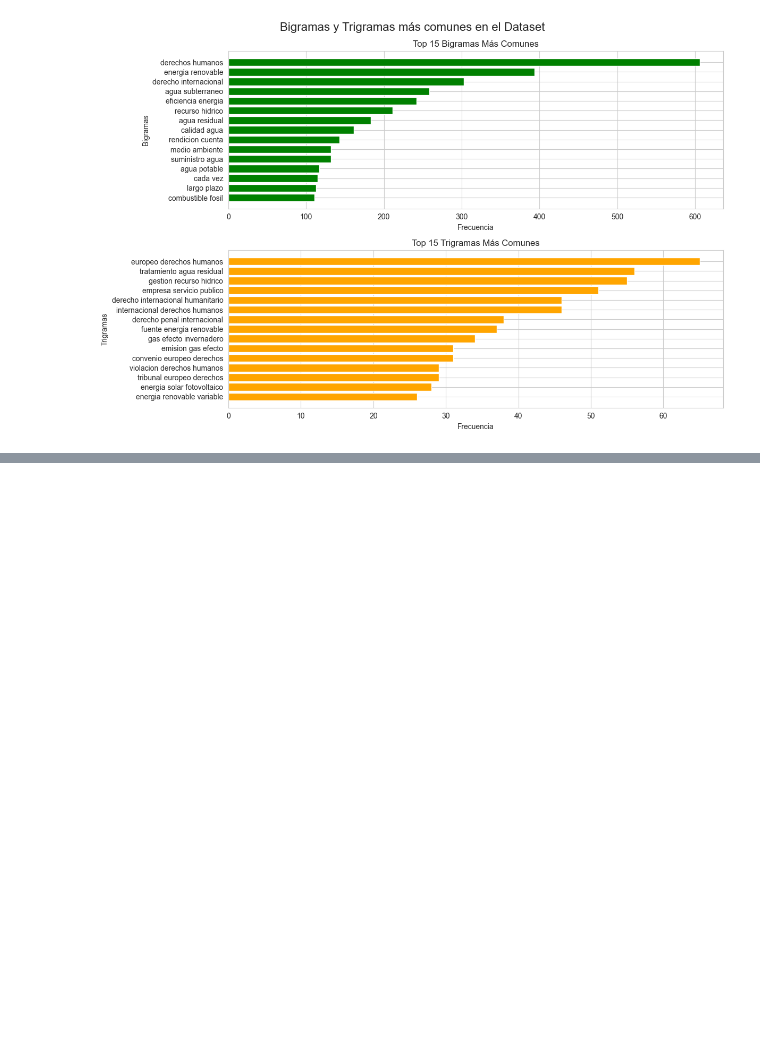
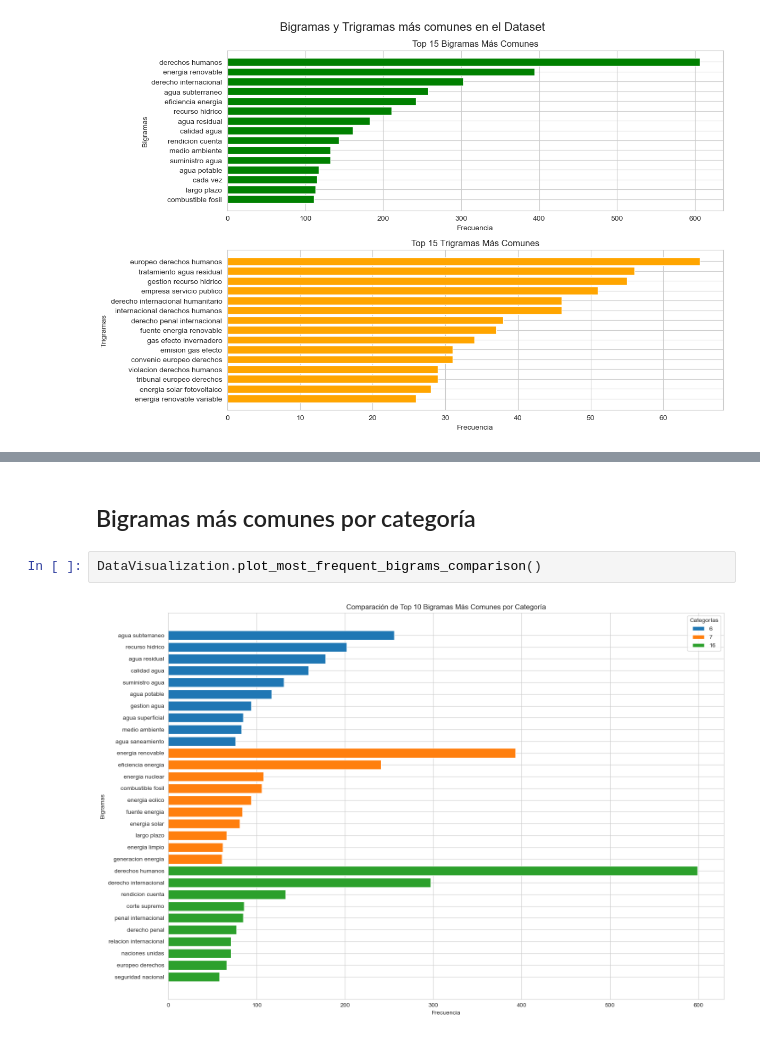
Before and after one commit to SnowArtz/BI-Proyecto-I-Etapa-I, a Jupyter notebook: notebooks/2.0-EDA-processed-data.ipynb, the cells around one changed output, grey strips where cells are left out. Cells and saved outputs as stored; diff of their text form; blank space fills up the shorter version.

```diff
--- a/notebooks/2.0-EDA-processed-data.ipynb
+++ b/notebooks/2.0-EDA-processed-data.ipynb
@@ -49,0 +75,6 @@ DataVisualization.plot_most_frequent_n_grams(15, 15)
+# %% [markdown]
+## Bigramas más comunes por categoría
+# %%
+DataVisualization.plot_most_frequent_bigrams_comparison()
+# %% [output]
+[figure, added]
```
Also changed, not shown: parts of 11 cells of this notebook, 1 other file.
